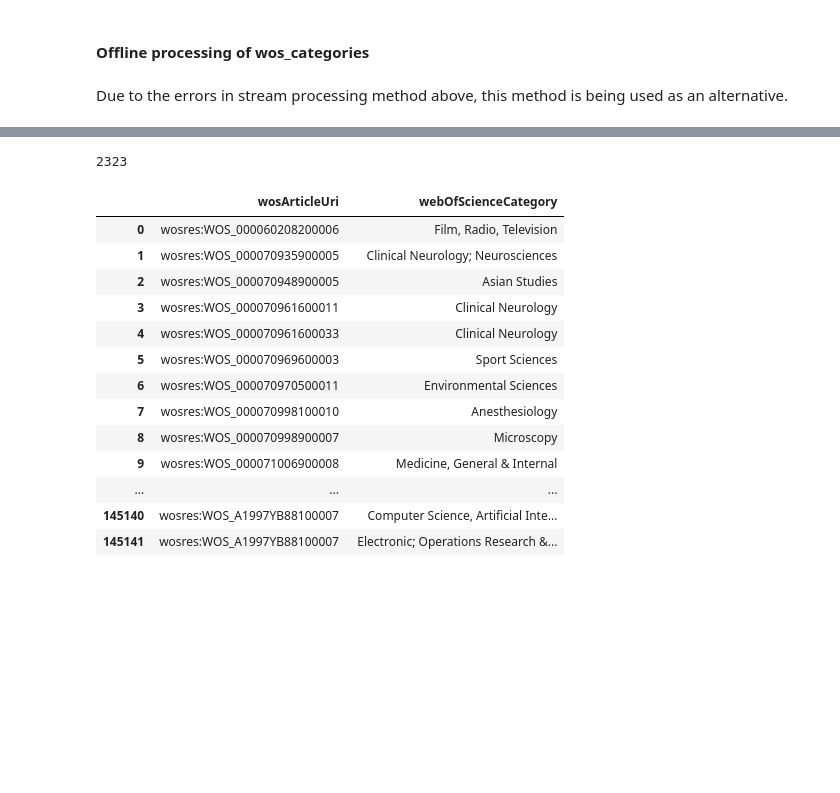
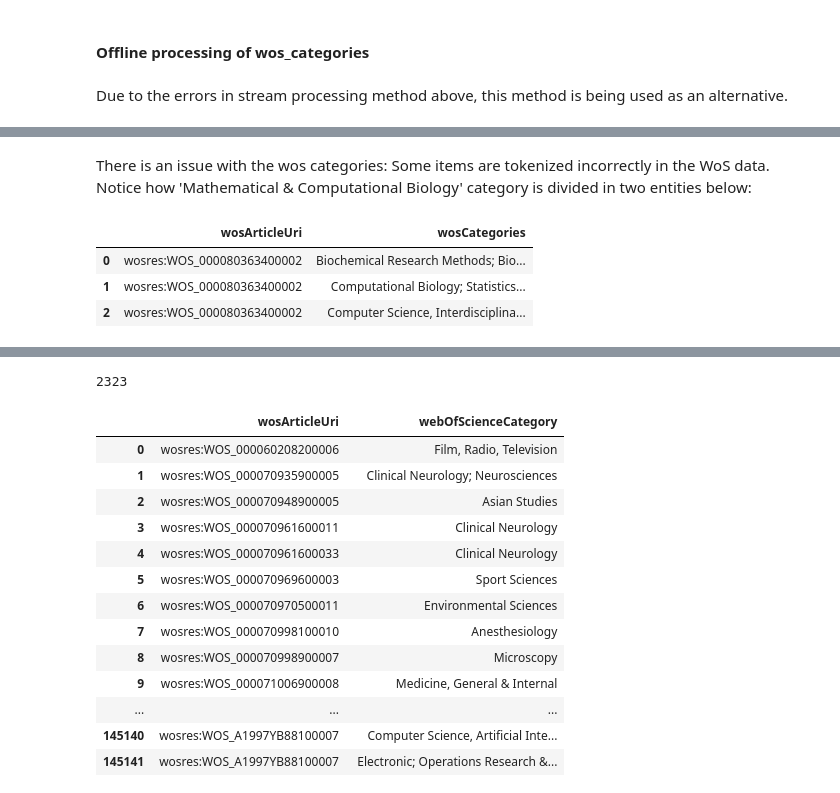
Before and after one commit to clokman/KFIR, a Jupyter notebook: notebooks/KFIR.ipynb, the cells around one changed output, grey strips where cells are left out. Cells and saved outputs as stored; diff of their text form; code cells hidden in the pictures; blank space fills up the shorter version.

```diff
--- a/notebooks/KFIR.ipynb
+++ b/notebooks/KFIR.ipynb
@@ -1554,0 +1553,20 @@ wosCategories_vs_articles.loc()
+# %% [markdown]
+There is an issue with the wos categories: Some items are tokenized incorrectly in the WoS data. Notice how 'Mathematical & Computational Biology' category is divided in two entities below:
+# %%
+wos_query.send_select_query("""
+
+    SELECT DISTINCT (?article AS ?wosArticleUri) ?wosCategories
+    WHERE{
+        GRAPH wosGraph: {
+            ?article a wos:Article ;
+                     wos:WC ?wosCategories .
+        }
+    }
+    VALUES ?wosArticleUri {wosres:WOS_000080363400002}
+
+""")
+# %% [output]
+|  | wosArticleUri | wosCategories |
+| 0 | wosres:WOS_000080363400002 | Biochemical Research Methods; Bio... |
+| 1 | wosres:WOS_000080363400002 | Computational Biology; Statistics... |
+| 2 | wosres:WOS_000080363400002 | Computer Science, Interdisciplina... |
```
Also changed, not shown: parts of 7 cells of this notebook.
